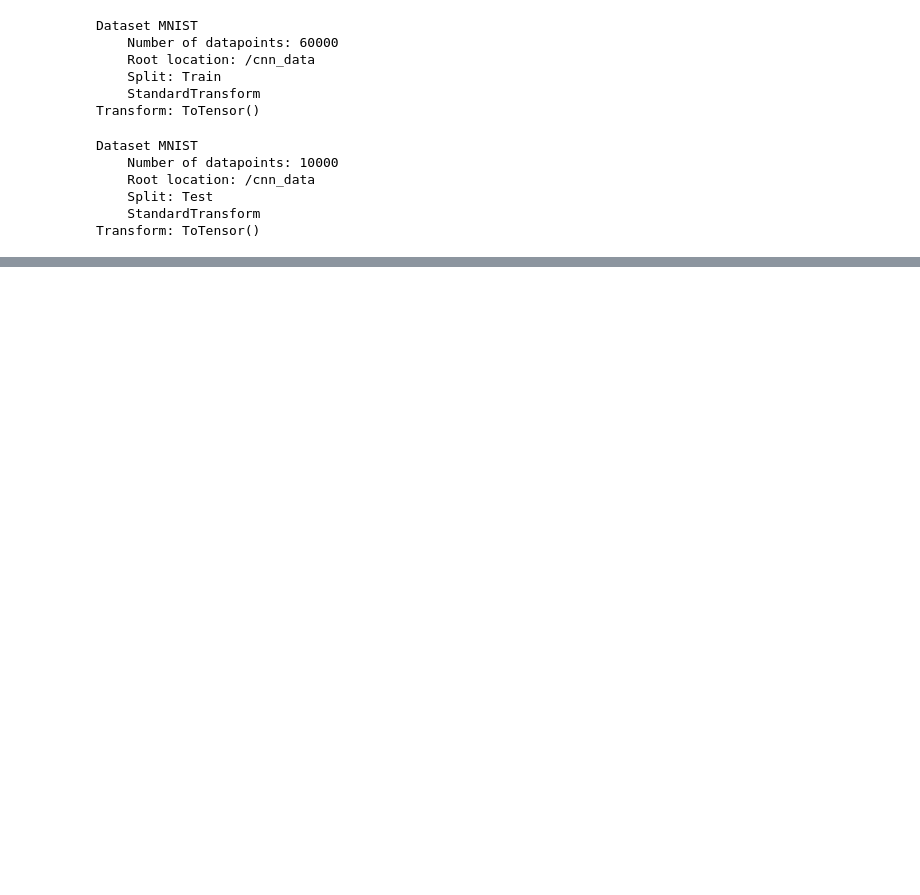
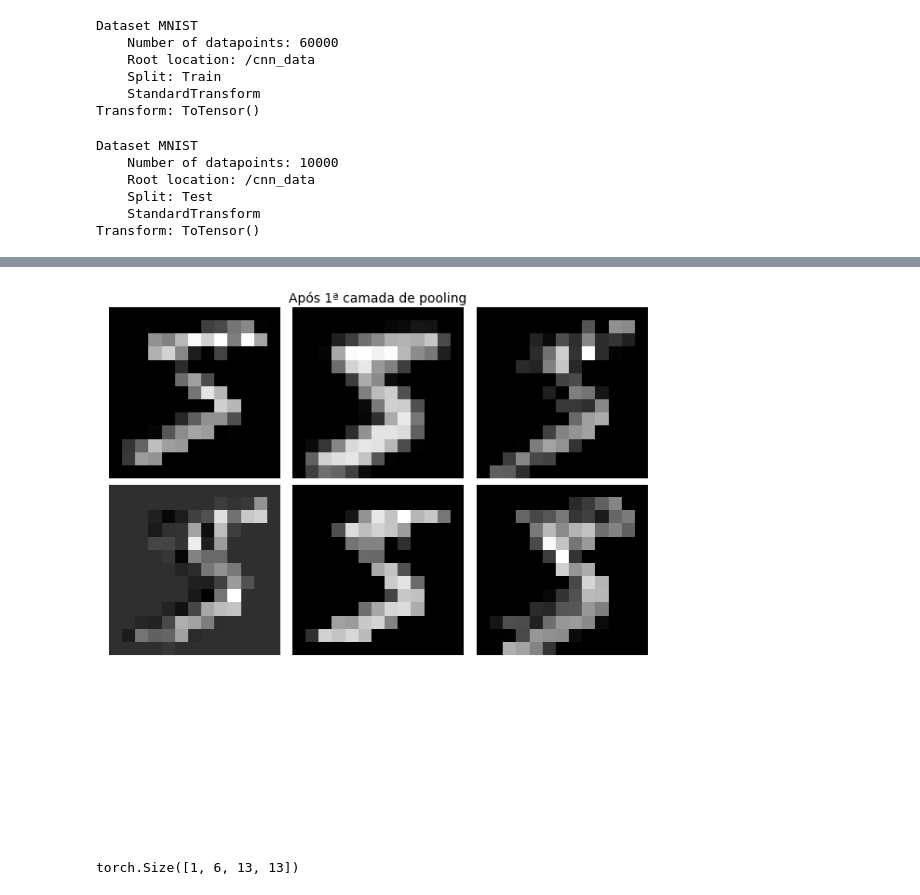
Before and after one commit to lucaspaludo/learning-pytorch-fundamentals, a Jupyter notebook: 5_cnn.ipynb, the cells around one changed output, grey strips where cells are left out. Drawn from its saved outputs; the diff is of its cells as text; code cells hidden in the pictures; blank space fills up the shorter version.

```diff
--- a/5_cnn.ipynb
+++ b/5_cnn.ipynb
@@ -42,0 +116,12 @@ Transform: ToTensor()
+# %%
+# passando para a camada de pooling
+
+x = F.max_pool2d(x, 2, 2) # kernel 2 e stride 2
+# %%
+visualizar_feature_maps(x, "Após 1ª camada de pooling", tamanho=6)
+# %% [output]
+[figure, added]
+# %%
+x.shape # 26 // 2 = 13
+# %% [output]
+torch.Size([1, 6, 13, 13])
```
Also changed, not shown: parts of 17 cells of this notebook.
